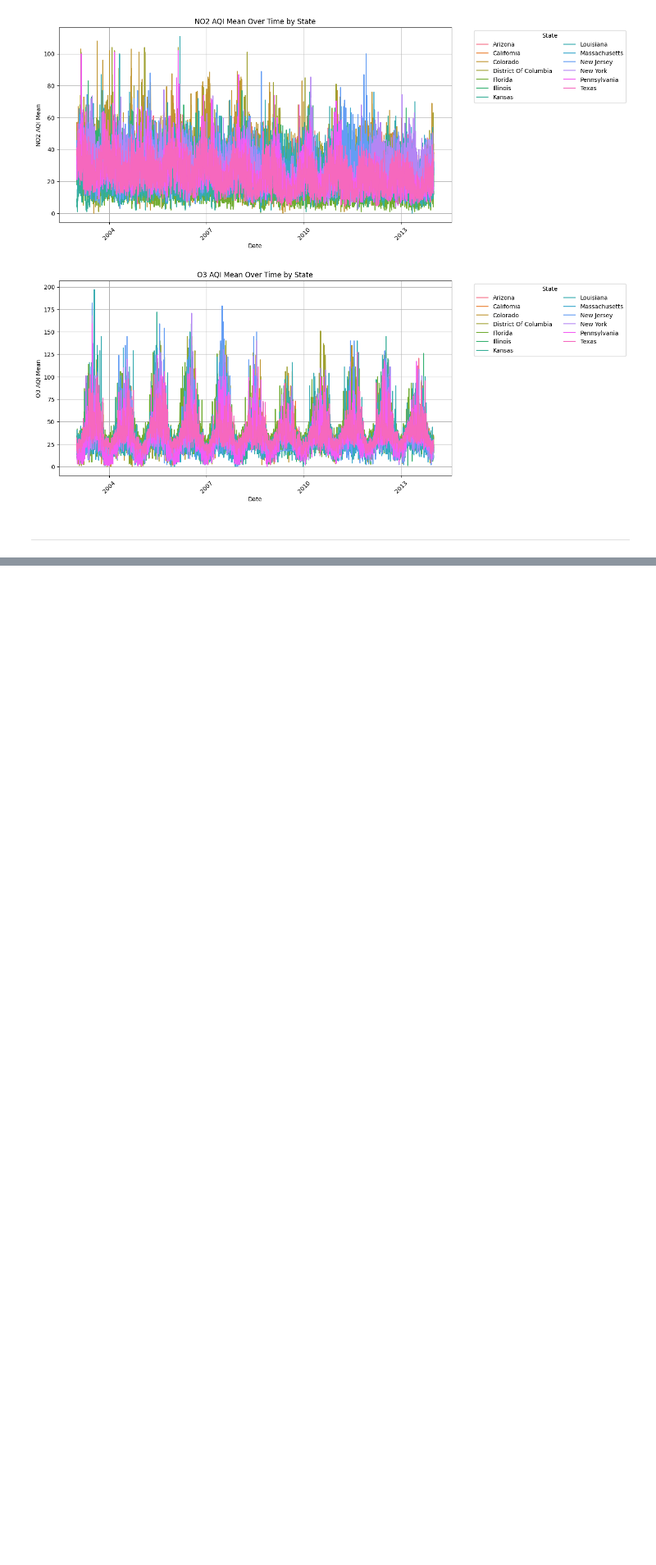
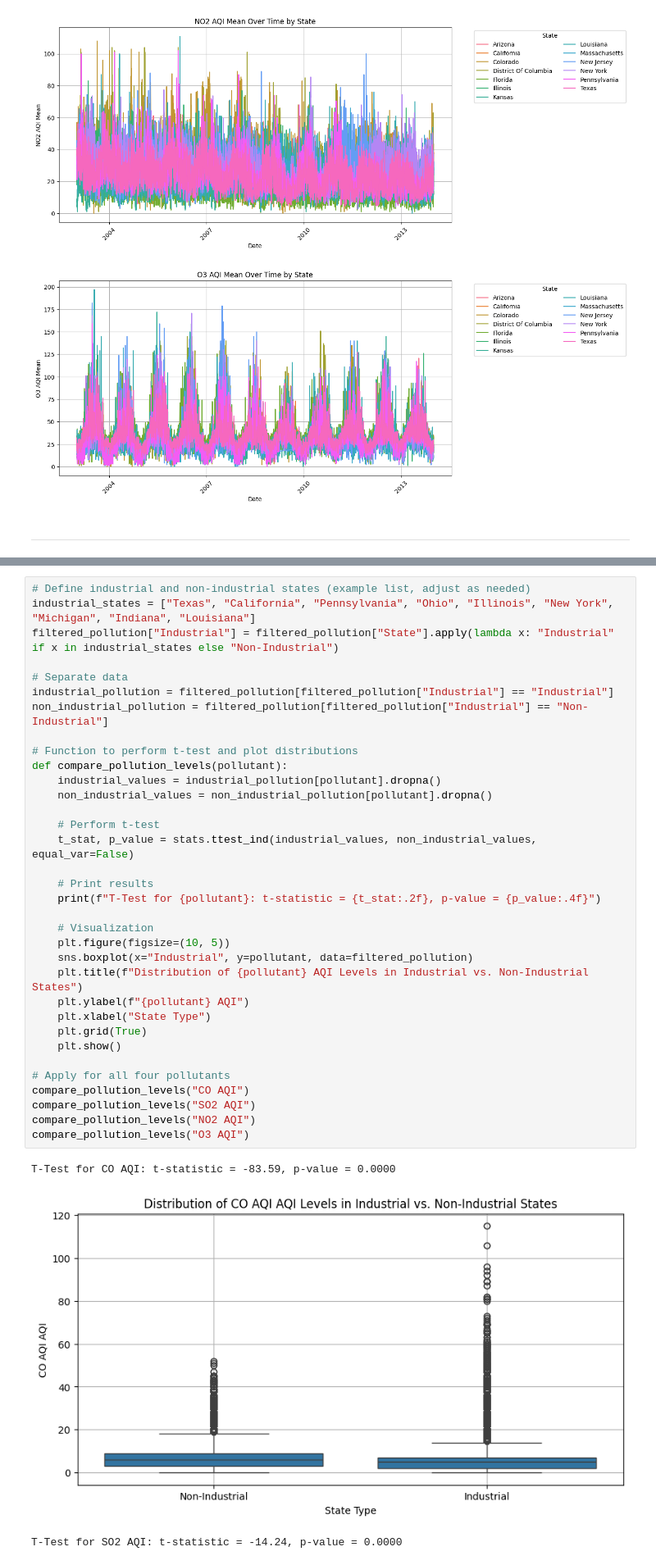
Before and after one commit to tamikamqhum/March_Team_Project, a Jupyter notebook: jupyter_notebooks/HS-Notebook_Template.ipynb, the cells around one changed output, grey strips where cells are left out. Shown at 82% size. Saved outputs shown, nothing was run; the diff lists cells and outputs as text; blank space fills up the shorter version.

```diff
--- a/jupyter_notebooks/HS-Notebook_Template.ipynb
+++ b/jupyter_notebooks/HS-Notebook_Template.ipynb
@@ -843,0 +895,38 @@ IndentationError: expected an indented block after 'try' statement on line 2 (55
+# %%
+# Define industrial and non-industrial states (example list, adjust as needed)
+industrial_states = ["Texas", "California", "Pennsylvania", "Ohio", "Illinois", "New York", "Michigan", "Indiana", "Louisiana"]
+filtered_pollution["Industrial"] = filtered_pollution["State"].apply(lambda x: "Industrial" if x in industrial_states else "Non-Industrial")
+
+# Separate data
+industrial_pollution = filtered_pollution[filtered_pollution["Industrial"] == "Industrial"]
+non_industrial_pollution = filtered_pollution[filtered_pollution["Industrial"] == "Non-Industrial"]
+
+# Function to perform t-test and plot distributions
+def compare_pollution_levels(pollutant):
+    industrial_values = industrial_pollution[pollutant].dropna()
+    non_industrial_values = non_industrial_pollution[pollutant].dropna()
+
+    # Perform t-test
+    t_stat, p_value = stats.ttest_ind(industrial_values, non_industrial_values, equal_var=False)
+
+    # Print results
+    print(f"T-Test for {pollutant}: t-statistic = {t_stat:.2f}, p-value = {p_value:.4f}")
+
+    # Visualization
+    plt.figure(figsize=(10, 5))
+    sns.boxplot(x="Industrial", y=pollutant, data=filtered_pollution)
+    plt.title(f"Distribution of {pollutant} AQI Levels in Industrial vs. Non-Industrial States")
+    plt.ylabel(f"{pollutant} AQI")
+    plt.xlabel("State Type")
+    plt.grid(True)
+    plt.show()
+
+# Apply for all four pollutants
+compare_pollution_levels("CO AQI")
+compare_pollution_levels("SO2 AQI")
+compare_pollution_levels("NO2 AQI")
+compare_pollution_levels("O3 AQI")
+# %% [output]
+T-Test for CO AQI: t-statistic = -83.59, p-value = 0.0000
+[figure, added]
+T-Test for SO2 AQI: t-statistic = -14.24, p-value = 0.0000
```
Also changed, not shown: parts of 9 cells of this notebook.
